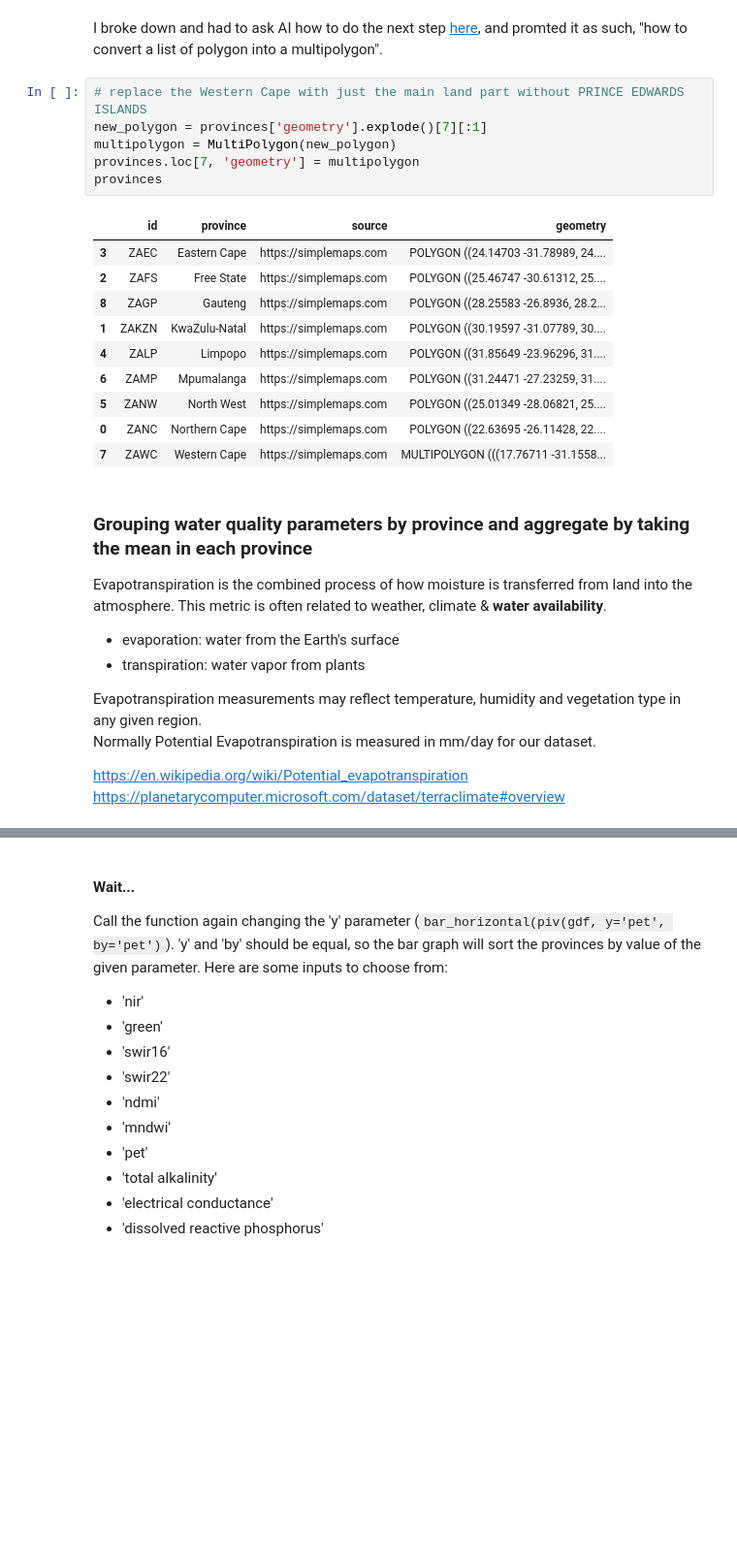
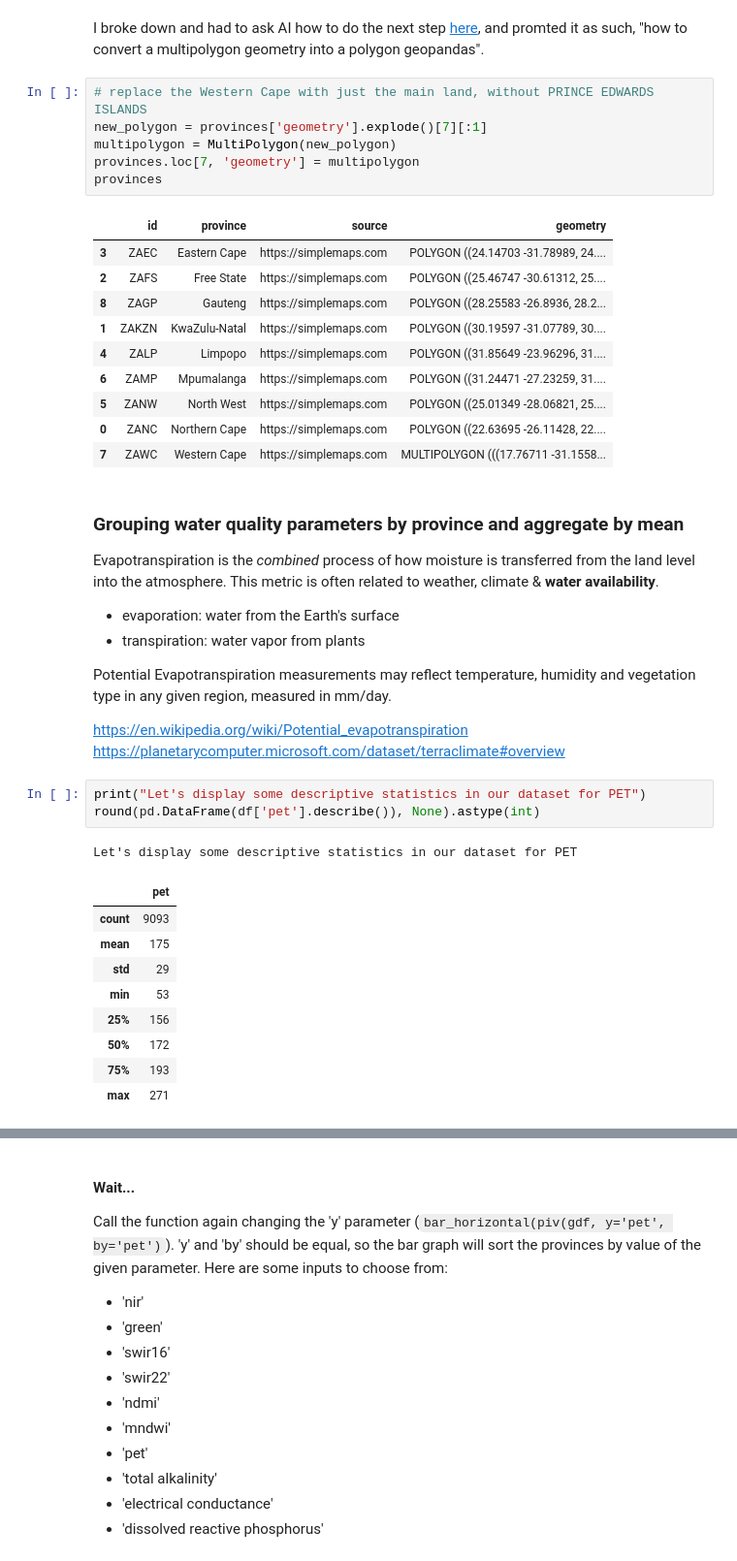
Before and after one commit to kylerod22/siads593-water-sustainability, a Jupyter notebook: 08-rjbest-sungmiki-kylerod-2026winter/src/EDA_RJ.ipynb, the cells around one changed output, grey strips where cells are left out. Shown at 97% size. Cells and saved outputs as stored; diff of their text form; blank space fills up the shorter version.

```diff
--- a/08-rjbest-sungmiki-kylerod-2026winter/src/EDA_RJ.ipynb
+++ b/08-rjbest-sungmiki-kylerod-2026winter/src/EDA_RJ.ipynb
@@ -58,7 +106,7 @@ provinces = provinces.rename(columns={'name':'province'}).sort_values(by='provin
 # %% [markdown]
-I broke down and had to ask AI how to do the next step <a href="https://search.brave.com/ask?q=poly+geometry+column+attributes+geopandas&source=quick-answer-followup&quickAnswerKey=08b6a94cb59b797c37ab73c2288ac22f4a90&quickAnswerQuery=poly+geometry+column+attributes+geopandas&conversation=08b68984eb40a57f229ccbefc071d17a3b3c">here</a>, and promted it as such, "how to convert a list of polygon into a multipolygon".
+I broke down and had to ask AI how to do the next step <a href="https://search.brave.com/ask?q=poly+geometry+column+attributes+geopandas&source=quick-answer-followup&quickAnswerKey=08b6a94cb59b797c37ab73c2288ac22f4a90&quickAnswerQuery=poly+geometry+column+attributes+geopandas&conversation=08b68984eb40a57f229ccbefc071d17a3b3c">here</a>, and promted it as such, "how to convert a multipolygon geometry into a polygon geopandas".
 # %%
-# replace the Western Cape with just the main land part without PRINCE EDWARDS ISLANDS
+# replace the Western Cape with just the main land, without PRINCE EDWARDS ISLANDS
 new_polygon = provinces['geometry'].explode()[7][:1]
 multipolygon = MultiPolygon(new_polygon)
 provinces.loc[7, 'geometry'] = multipolygon
@@ -75,15 +123,28 @@ provinces
 | 0 | ZANC | Northern Cape | https://simplemaps.com | POLYGON ((22.63695 -26.11428, 22.... |
 | 7 | ZAWC | Western Cape | https://simplemaps.com | MULTIPOLYGON (((17.76711 -31.1558... |
 # %% [markdown]
-### Grouping water quality parameters by province and aggregate by taking the mean in each province
+### Grouping water quality parameters by province and aggregate by mean
 
-Evapotranspiration is the combined process of how moisture is transferred from land into the atmosphere.
+Evapotranspiration is the *combined* process of how moisture is transferred from the land level into the atmosphere.
 This metric is often related to weather, climate & **water availability**.
 - evaporation: water from the Earth's surface
 - transpiration: water vapor from plants
 
-Evapotranspiration measurements may reflect temperature, humidity and vegetation type in any given region.
-Normally Potential Evapotranspiration is measured in mm/day for our dataset.
+Potential Evapotranspiration measurements may reflect temperature, humidity and vegetation type in any given region, measured in mm/day.
 
 https://en.wikipedia.org/wiki/Potential_evapotranspiration
 https://planetarycomputer.microsoft.com/dataset/terraclimate#overview
+# %%
+print("Let's display some descriptive statistics in our dataset for PET")
+round(pd.DataFrame(df['pet'].describe()), None).astype(int)
+# %% [output]
+Let's display some descriptive statistics in our dataset for PET
+|  | pet |
+| count | 9093 |
+| mean | 175 |
+| std | 29 |
+| min | 53 |
+| 25% | 156 |
+| 50% | 172 |
+| 75% | 193 |
+| max | 271 |
```
Also changed, not shown: parts of 36 cells of this notebook, 1 other file.
